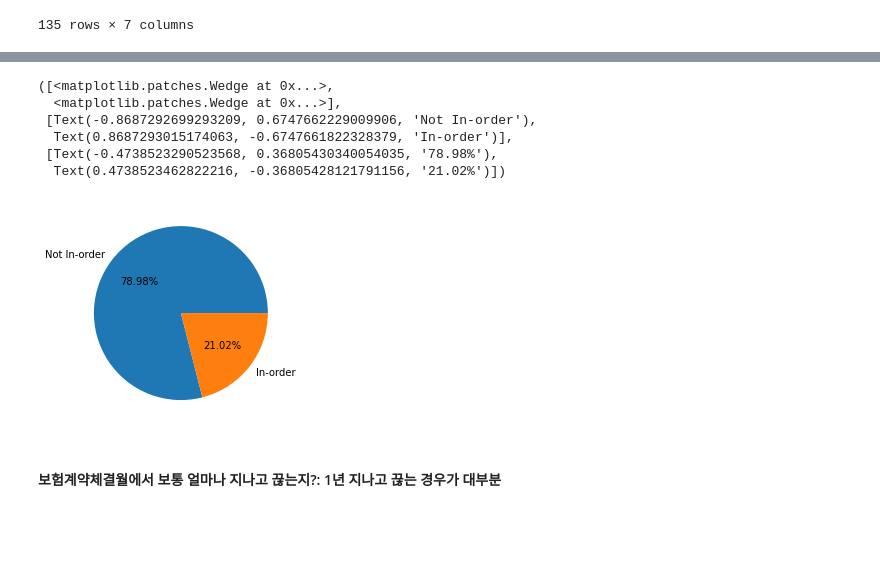
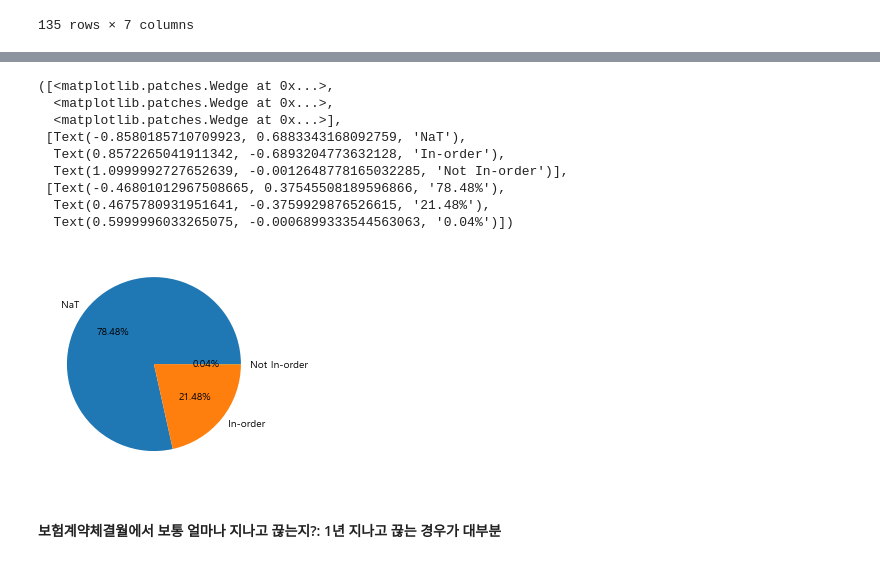
Before and after one commit to yoonhyeyoon/ChiChu, a Jupyter notebook: 전처리 ipynb/신인호_보험계약정보.ipynb, the cells around one changed output, grey strips where cells are left out. Cells and saved outputs as stored; diff of their text form; code cells hidden in the pictures; blank space fills up the shorter version.

```diff
--- a/전처리 ipynb/신인호_보험계약정보.ipynb
+++ b/전처리 ipynb/신인호_보험계약정보.ipynb
@@ -108,7 +97,8 @@ contract_status = [
     '취소'
 ]
 # %%
-df_mid['INS_CT_STAT_CD'].apply(
+df_mid['INS_CT_STAT_CD'] = df_mid['INS_CT_STAT_CD'].apply(
     lambda x: contract_status[x]
 )
+df_mid['INS_CT_STAT_CD']
 # %% [output]
@@ -270,6 +277,6 @@ df_mid.head()
 # %%
 time_in_order = df_mid[
-    df_mid['CT_CNCLS_DT'] <
+    df_mid['CT_CNCLS_DT'] <=
     df_mid['CT_TRMNT_DT']
 ]
 time_in_order
@@ -290,9 +297,9 @@ time_in_order
 # %%
-time_in_order = df_mid[
+time_not_in_order = df_mid[
     df_mid['CT_CNCLS_DT'] >
     df_mid['CT_TRMNT_DT']
 ]
-time_in_order
+time_not_in_order
 # %% [output]
 |  | INS_CT_STAT_CD | CT_CNCLS_DT | CT_TRMNT_DT | CT_ST_DT | CT_END_DT | CT_EFCTV_DT | CT_RST_DT |
 | 1623 | 7 | 2006-12-01 | 2006-10-01 | 2006-12-01 | 2016-08-01 | NaT | NaT |
@@ -326,17 +317,22 @@ df_mid.groupby('INS_CT_STAT_CD').count()
 # %%
+nat_len = len(df_mid) - len(time_in_order) - len(time_not_in_order)
+
 plt.pie(
-    [len(df_mid) - len(time_in_order), len(time_in_order)],
-    labels=('Not In-order', 'In-order'),
+    [nat_len, len(time_in_order), len(time_not_in_order)],
+    labels=('NaT', 'In-order', 'Not In-order'),
     autopct='%.2f%%'
 )
 # %% [output]
 ([<matplotlib.patches.Wedge at 0x...>,
+  <matplotlib.patches.Wedge at 0x...>,
   <matplotlib.patches.Wedge at 0x...>],
- [Text(-0.8687292699293209, 0.6747662229009906, 'Not In-order'),
-  Text(0.8687293015174063, -0.6747661822328379, 'In-order')],
- [Text(-0.4738523290523568, 0.36805430340054035, '78.98%'),
-  Text(0.4738523462822216, -0.36805428121791156, '21.02%')])
+ [Text(-0.8580185710709923, 0.6883343168092759, 'NaT'),
+  Text(0.8572265041911342, -0.6893204773632128, 'In-order'),
+  Text(1.0999992727652639, -0.0012648778165032285, 'Not In-order')],
+ [Text(-0.46801012967508665, 0.37545508189596866, '78.48%'),
+  Text(0.4675780931951641, -0.3759929876526615, '21.48%'),
+  Text(0.5999996033265075, -0.0006899333544563063, '0.04%')])
-[figure, old version]
+[figure, new version]
 # %% [markdown]
 #### 보험계약체결월에서 보통 얼마나 지나고 끊는지?: 1년 지나고 끊는 경우가 대부분
 # %%
```
Also changed, not shown: parts of 34 cells of this notebook.
